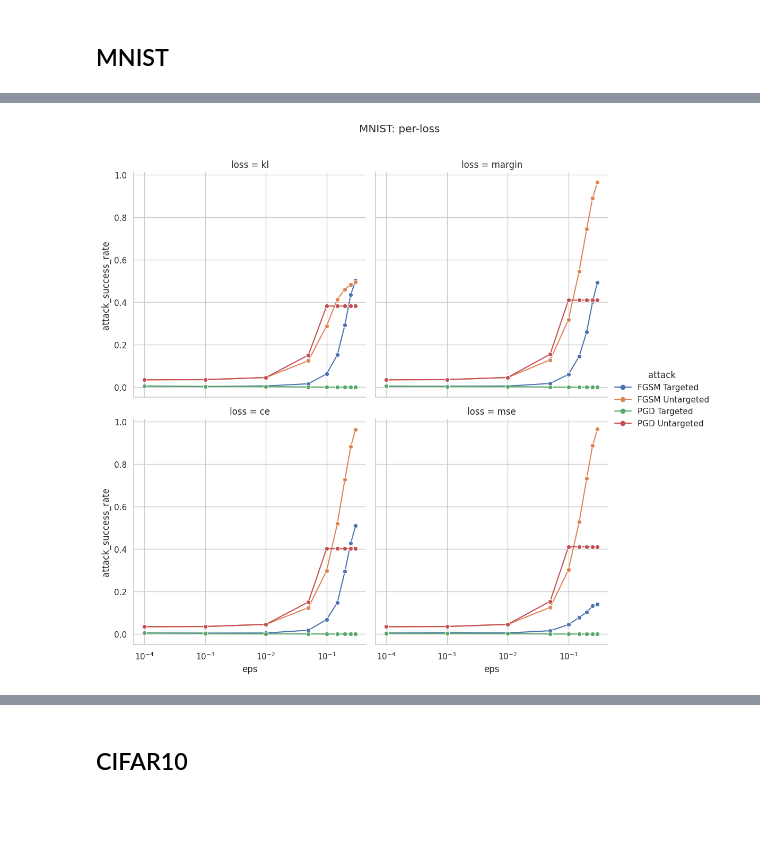
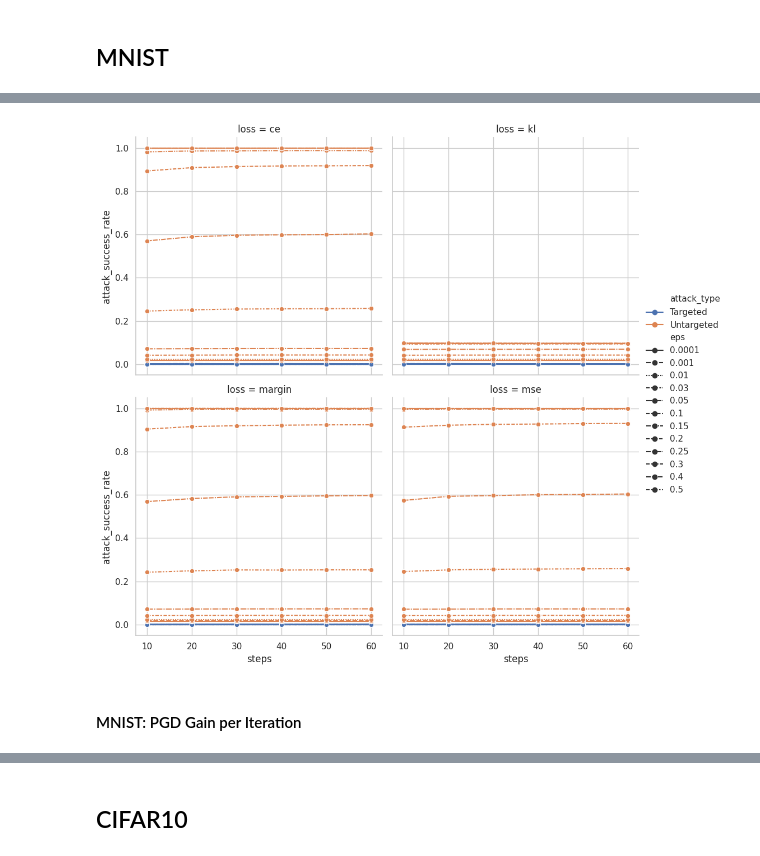
Before and after one commit to ch-yun-01/adversarial-fgsm-pgd, a Jupyter notebook: anaylze.ipynb, the cells around one changed output, grey strips where cells are left out. Saved outputs shown, nothing was run; the diff lists cells and outputs as text; code cells hidden in the pictures; blank space fills up the shorter version.

```diff
--- a/anaylze.ipynb
+++ b/anaylze.ipynb
@@ -68,0 +98,4 @@ df.head()
+# %%
+df = parse_attack_rows(data)
+df = df.sort_values(by=["dataset", "loss", "attack_type", "method", "eps", "steps"])
+df.head()
@@ -94,0 +143,20 @@ def compute_gradient_norm(model, x, y, loss_type):
+# %%
+# Compute PGD Statistics (Gain, Efficiency, Saturation)
+
+def add_pgd_statistics(df):
+    pgd_df = df[df["method"] == "PGD"].copy()
+    pgd_df = pgd_df.sort_values(
+        by=["dataset","loss","attack_type","eps","steps"]
+    )
+
+    pgd_df["gain"] = pgd_df.groupby(
+        ["dataset","loss","attack_type","eps"]
+    )["attack_success_rate"].diff()
+
+    pgd_df["efficiency"] = pgd_df["attack_success_rate"] / pgd_df["steps"]
+    pgd_df["saturated"] = pgd_df["gain"] < 0.01
+
+    return pgd_df
+
+pgd_df = add_pgd_statistics(df)
+pgd_df.head()
@@ -125,16 +220,19 @@ plt.show()
 # %%
-g = sns.relplot(
-    data=mnist_df,
-    x="eps",
+mnist_pgd_df = pgd_df[pgd_df["dataset"]=="mnist"]
+
+sns.relplot(
+    data=mnist_pgd_df,
+    x="steps",
     y="attack_success_rate",
-    hue="attack",
+    hue="attack_type",
+    style="eps",
     col="loss",
     kind="line",
     marker="o",
     col_wrap=2
 )
-g.set(xscale="log")
-g.fig.suptitle("MNIST: per-loss", y=1.05)
 plt.show()
 # %% [output]
-[figure, old version]
+[figure, new version]
+# %% [markdown]
+#### MNIST: PGD Gain per Iteration
```
Also changed, not shown: parts of 42 cells of this notebook, 5 other files.
